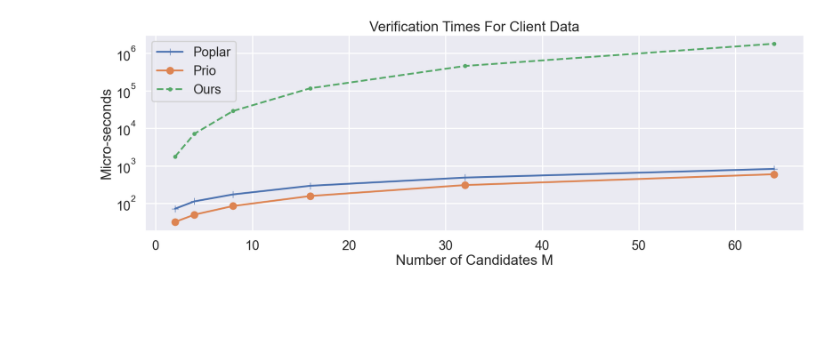
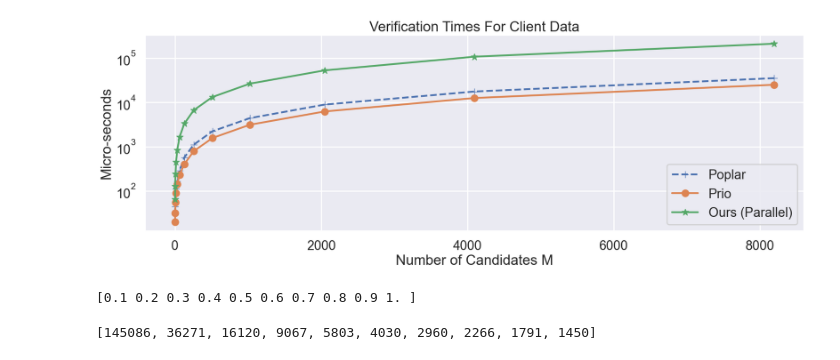
Before and after one commit to abiswas3/Verifiable-Differential-Privacy, a Jupyter notebook: scripts_for_paper/PlotsForPaper.ipynb, the cells around one changed output. Cells and saved outputs as stored; diff of their text form; code cells hidden in the pictures; blank space fills up the shorter version.

```diff
--- a/scripts_for_paper/PlotsForPaper.ipynb
+++ b/scripts_for_paper/PlotsForPaper.ipynb
@@ -5,13 +6,35 @@ import matplotlib.pyplot as plt
 import seaborn as sns
 sns.set('poster')
 # %%
-FS_SCHNORR = {2:1754,
-              4:7174,
-              8:28969,
-              16:117063,
-              32:458268,
-              64:1797386
-             }
+FS_SCHNORR = {
+2:513,
+
+4:1031,
+
+8:1921,
+
+16:3586,
+
+32:6732,
+
+64:13297,
+
+128:26548,
+
+256:53393,
+
+512:106289,
+
+1024:213052,
+
+2048:425574,
+
+4096:866638,
+
+8192:1703388,
+}
+
+FS_SCHNORR_8 = {k: v/8 for k,v in FS_SCHNORR.items()}
 
 PRIO = {2:20,
 4:32,
@@ -25,7 +48,8 @@ PRIO = {2:20,
 1024:3145,
 2048:6277,
 4096:12627,
-8192:25190,}
+8192:25190
+       }
 
 POPLAR = {
 2:29,
@@ -40,12 +64,22 @@ POPLAR = {
 1024:4433,
 2048:8984,
 4096:17710,
-8192:35476,}
+8192:35476,
+}
 # %%
-ax = pd.DataFrame([POPLAR, PRIO, FS_SCHNORR], index = ['Poplar', 'Prio', 'Ours']).T.plot(figsize=(20, 6),  style=['+-','o-','.--'])
+ax = pd.DataFrame([POPLAR, PRIO, FS_SCHNORR_8
+                ], index = ['Poplar', 'Prio', 'Ours (Parallel)']).T.plot(figsize=(20, 6),  style=['+--','o-','*-'])
 ax.set_title('Verification Times For Client Data')
 ax.set_xlabel('Number of Candidates M')
 ax.set_ylabel('Micro-seconds')
 ax.set_yscale('log')
 # %% [output]
-[figure, old version]
+[figure, new version]
+# %%
+delta = 10**-6
+EPSILONS = np.linspace(0.1, 1, 10)
+print(EPSILONS)
+[int((100/epsilon**2)*(np.log(2/delta))) for epsilon in EPSILONS]
+# %% [output]
+[0.1 0.2 0.3 0.4 0.5 0.6 0.7 0.8 0.9 1. ]
+[145086, 36271, 16120, 9067, 5803, 4030, 2960, 2266, 1791, 1450]
```
Also changed, not shown: parts of 3 cells of this notebook, 7 other files.
